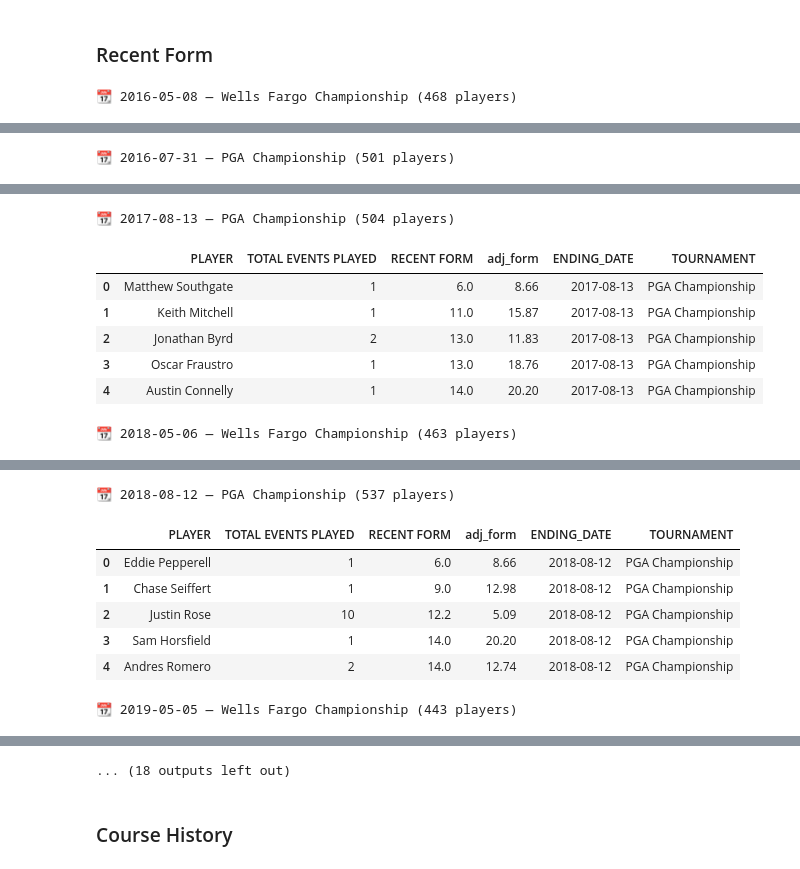
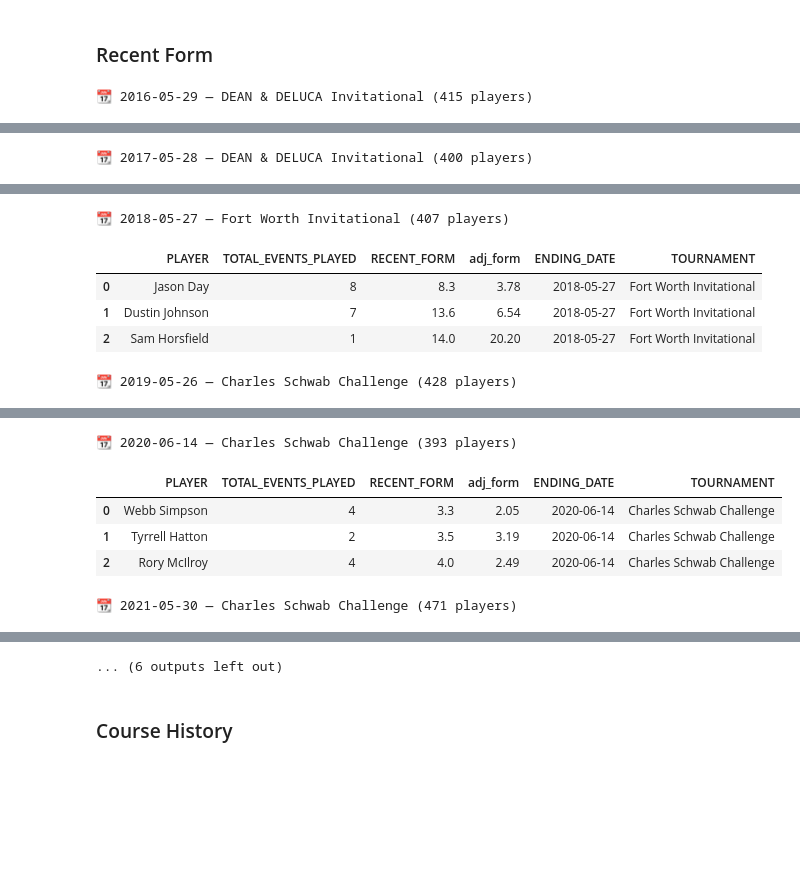
Before and after one commit to milleranalytics/pga-dk, a Jupyter notebook: pga-dk.ipynb, the cells around one changed output, grey strips where cells are left out. Cells and saved outputs as stored; diff of their text form; code cells hidden in the pictures; blank space fills up the shorter version.

```diff
--- a/pga-dk.ipynb
+++ b/pga-dk.ipynb
@@ -8,14 +8,16 @@ Looks like the tournament ID is also in the address bar.
 # %%
 # === USER INPUTS ===
 # Old Tournament
-old_tournament_name = "Truist Championship"
-tournament_date = "5/11/2025"
-old_course = "The Philadelphia Cricket Club"
-tournament_id = "R2025480"
+old_tournament_name = "PGA Championship"
+tournament_date = "5/18/2025"
+old_course = "Quail Hollow Club"
+tournament_id = "R2025033"
 
 # New Tournament
-new_tournament_name = "PGA Championship"
-new_course = "Quail Hollow Club"
+new_tournament_name = "Charles Schwab Challenge"
+new_course = "Colonial Country Club"
+new_season = 2025
+new_ending_date = "2025-05-25"
 
 
 # === LIBRARIES AND VARIABLES ===
@@ -31,8 +33,7 @@ import importlib
 import utils.db_utils
 from utils.db_utils import TOURNAMENT_NAME_MAP, PLAYER_NAME_MAP
 
-# ===============================
-
+# === TOURNAMENT CONFIG ===
 tournament_config = {
     "old": {
         "name": old_tournament_name,
@@ -43,10 +44,23 @@ tournament_config = {
     "new": {
         "name": new_tournament_name,
         "course": new_course,
+        "season": new_season,
+        "ending_date": pd.to_datetime(new_ending_date),
         "quoted_course": f'"{new_course}"',
         "quoted_name": f"'{new_tournament_name}'"
     }
 }
+
+this_week_key = str(tournament_config["new"]["ending_date"].date())
+
+# Create a minimal one-row history DataFrame
+this_week_history = pd.DataFrame([{
+    "SEASON": tournament_config["new"]["season"],
+    "TOURNAMENT": tournament_config["new"]["name"],
+    "ENDING_DATE": tournament_config["new"]["ending_date"],
+    "COURSE": tournament_config["new"]["course"],
+    "TOURN_ID": None
+}])
 # %% [markdown]
 ### Update Database
 # %% [markdown]
@@ -678,5 +440,5 @@ cuts = get_cut_and_fedex_history("data/golf.db", history_df, window_months=9)
 
 for end_date, df in cuts.items():
     print(f"\n📆 {end_date} — {df['TOURNAMENT'].iloc[0]} ({len(df)} players)")
-    display(df.head(5))
+    display(df.head(3))
 # %% [output]
@@ -729,11 +479,11 @@ for end_date, df in cuts.items():
 importlib.reload(utils.db_utils)
 from utils.db_utils import get_recent_avg_finish
 
-rf = get_recent_avg_finish("data/golf.db", history_df, window_months=9)
+recent_form = get_recent_avg_finish("data/golf.db", history_df, window_months=9)
 
 # Example preview
-for date, df in rf.items():
+for date, df in recent_form.items():
     print(f"\n📆 {date} — {df['TOURNAMENT'].iloc[0]} ({len(df)} players)")
-    display(df.head(5))
+    display(df.head(3))
 # %% [output]
-📆 2016-05-08 — Wells Fargo Championship (468 players)
+📆 2016-05-29 — DEAN & DELUCA Invitational (415 players)
@@ -746 +494 @@ for date, df in rf.items():
-📆 2016-07-31 — PGA Championship (501 players)
+📆 2017-05-28 — DEAN & DELUCA Invitational (400 players)
@@ -753,8 +499,6 @@ for date, df in rf.items():
-📆 2017-08-13 — PGA Championship (504 players)
+📆 2018-05-27 — Fort Worth Invitational (407 players)
-|  | PLAYER | TOTAL EVENTS PLAYED | RECENT FORM | adj_form | ENDING_DATE | TOURNAMENT |
-| 0 | Matthew Southgate | 1 | 6.0 | 8.66 | 2017-08-13 | PGA Championship |
-| 1 | Keith Mitchell | 1 | 11.0 | 15.87 | 2017-08-13 | PGA Championship |
-| 2 | Jonathan Byrd | 2 | 13.0 | 11.83 | 2017-08-13 | PGA Championship |
-| 3 | Oscar Fraustro | 1 | 13.0 | 18.76 | 2017-08-13 | PGA Championship |
-| 4 | Austin Connelly | 1 | 14.0 | 20.20 | 2017-08-13 | PGA Championship |
+|  | PLAYER | TOTAL_EVENTS_PLAYED | RECENT_FORM | adj_form | ENDING_DATE | TOURNAMENT |
+| 0 | Jason Day | 8 | 8.3 | 3.78 | 2018-05-27 | Fort Worth Invitational |
+| 1 | Dustin Johnson | 7 | 13.6 | 6.54 | 2018-05-27 | Fort Worth Invitational |
+| 2 | Sam Horsfield | 1 | 14.0 | 20.20 | 2018-05-27 | Fort Worth Invitational |
-📆 2018-05-06 — Wells Fargo Championship (463 players)
+📆 2019-05-26 — Charles Schwab Challenge (428 players)
@@ -767,8 +509,6 @@ for date, df in rf.items():
-📆 2018-08-12 — PGA Championship (537 players)
+📆 2020-06-14 — Charles Schwab Challenge (393 players)
-|  | PLAYER | TOTAL EVENTS PLAYED | RECENT FORM | adj_form | ENDING_DATE | TOURNAMENT |
-| 0 | Eddie Pepperell | 1 | 6.0 | 8.66 | 2018-08-12 | PGA Championship |
-| 1 | Chase Seiffert | 1 | 9.0 | 12.98 | 2018-08-12 | PGA Championship |
-| 2 | Justin Rose | 10 | 12.2 | 5.09 | 2018-08-12 | PGA Championship |
-| 3 | Sam Horsfield | 1 | 14.0 | 20.20 | 2018-08-12 | PGA Championship |
-| 4 | Andres Romero | 2 | 14.0 | 12.74 | 2018-08-12 | PGA Championship |
+|  | PLAYER | TOTAL_EVENTS_PLAYED | RECENT_FORM | adj_form | ENDING_DATE | TOURNAMENT |
+| 0 | Webb Simpson | 4 | 3.3 | 2.05 | 2020-06-14 | Charles Schwab Challenge |
+| 1 | Tyrrell Hatton | 2 | 3.5 | 3.19 | 2020-06-14 | Charles Schwab Challenge |
+| 2 | Rory McIlroy | 4 | 4.0 | 2.49 | 2020-06-14 | Charles Schwab Challenge |
-📆 2019-05-05 — Wells Fargo Championship (443 players)
+📆 2021-05-30 — Charles Schwab Challenge (471 players)
@@ -781,4 +519,4 @@ for date, df in rf.items():
-... (18 outputs left out)
+... (6 outputs left out)
 # %% [markdown]
 ### Course History
 # %%
```
Also changed, not shown: parts of 47 cells of this notebook, 5 other files.
